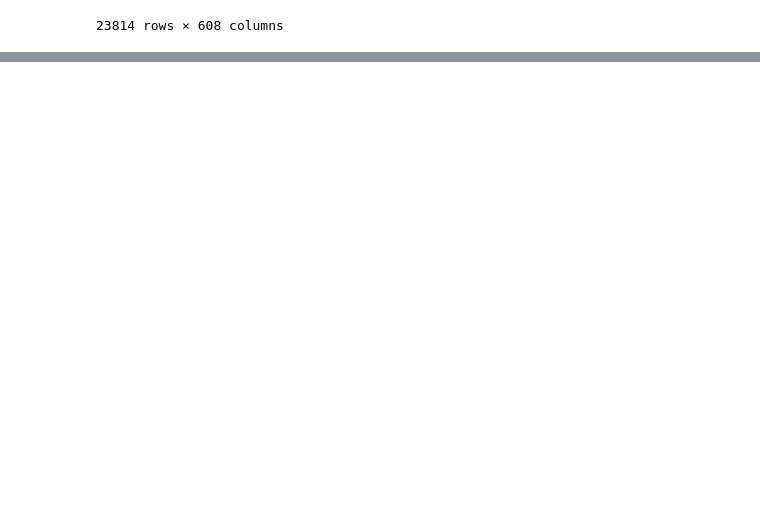
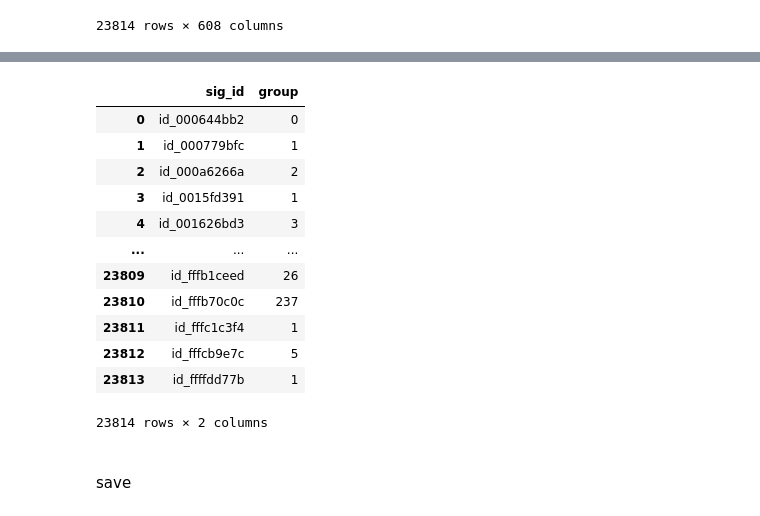
Before and after one commit to fkubota/kaggle-Mechanisms-of-Action-MoA-Prediction, a Jupyter notebook: nb/003_eda_grouping.ipynb, the cells around one changed output, grey strips where cells are left out. Saved outputs shown, nothing was run; the diff lists cells and outputs as text; code cells hidden in the pictures; blank space fills up the shorter version.

```diff
--- a/nb/003_eda_grouping.ipynb
+++ b/nb/003_eda_grouping.ipynb
@@ -80,0 +93,22 @@ for idx_base in progress_bar(range(len(all_target))):
+# %%
+df_group = train_scored[['sig_id']].copy()
+df_group['group'] = groups.astype(int)
+df_group
+# %% [output]
+|  | sig_id | group |
+| 0 | id_000644bb2 | 0 |
+| 1 | id_000779bfc | 1 |
+| 2 | id_000a6266a | 2 |
+| 3 | id_0015fd391 | 1 |
+| 4 | id_001626bd3 | 3 |
+| ... | ... | ... |
+| 23809 | id_fffb1ceed | 26 |
+| 23810 | id_fffb70c0c | 237 |
+| 23811 | id_fffc1c3f4 | 1 |
+| 23812 | id_fffcb9e7c | 5 |
+| 23813 | id_ffffdd77b | 1 |
+23814 rows × 2 columns
+# %% [markdown]
+<br>
+
+save
```
Also changed, not shown: parts of 10 cells of this notebook, 1 other file.
